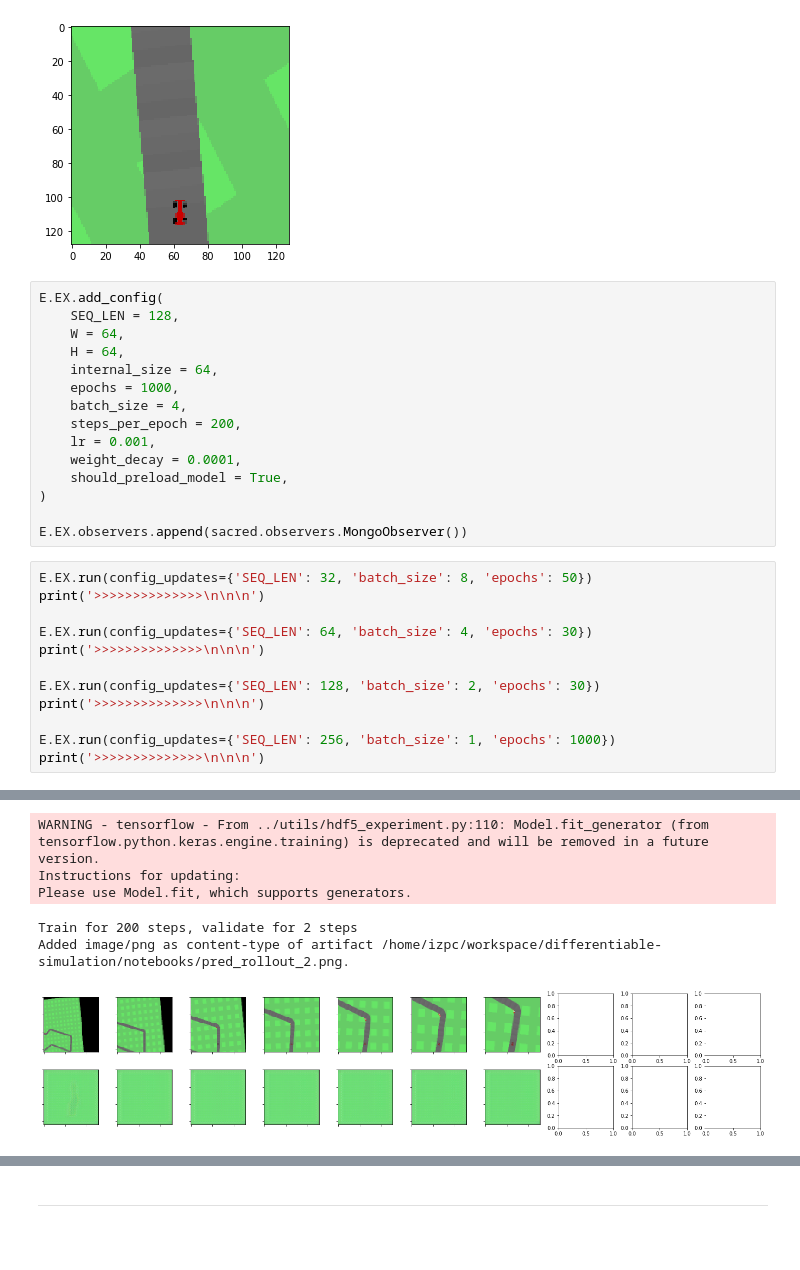
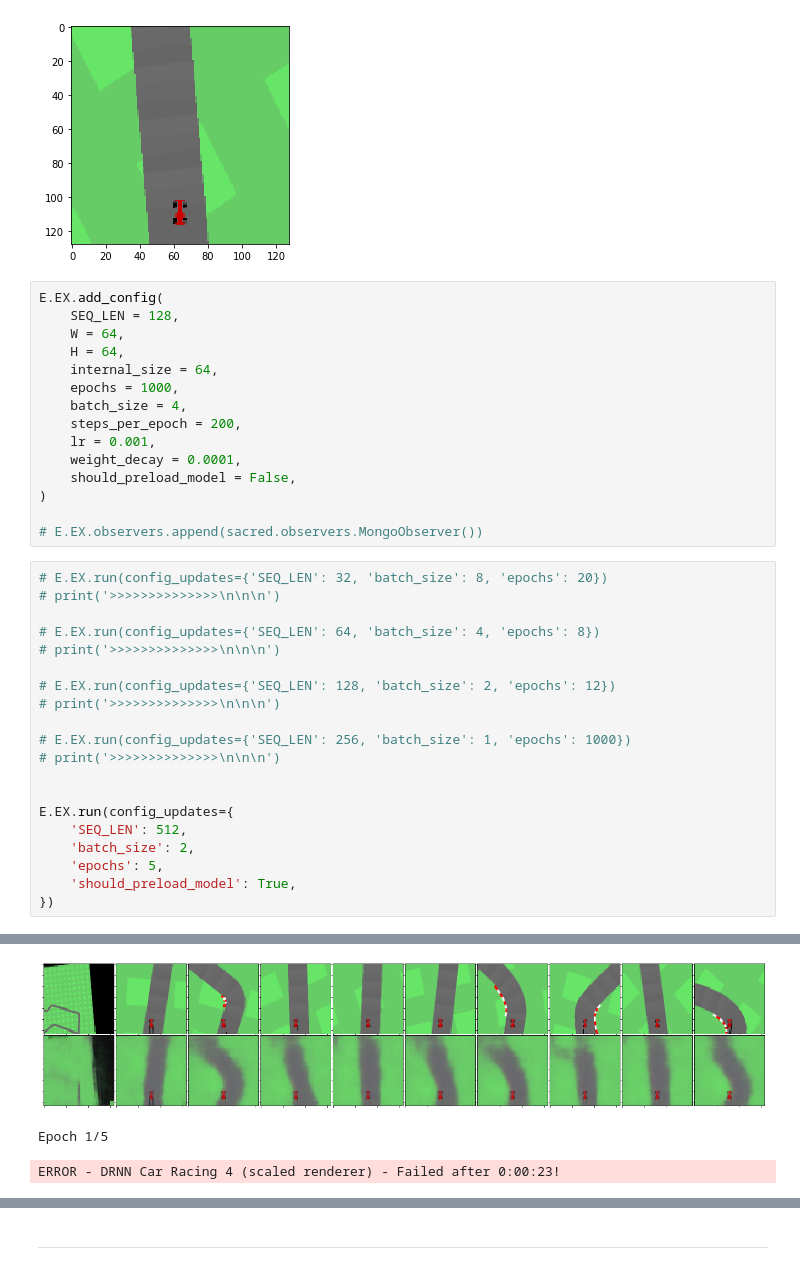
Before and after one commit to ichko/differentiable-simulation, a Jupyter notebook: notebooks/04-simple-prob-drnn-car-racing.ipynb, the cells around one changed output, grey strips where cells are left out. Cells and saved outputs as stored; diff of their text form; blank space fills up the shorter version.

```diff
--- a/notebooks/04-simple-prob-drnn-car-racing.ipynb
+++ b/notebooks/04-simple-prob-drnn-car-racing.ipynb
@@ -36,20 +36,28 @@ E.EX.add_config(
     steps_per_epoch = 200,
     lr = 0.001,
     weight_decay = 0.0001,
-    should_preload_model = True,
+    should_preload_model = False,
 )
 
-E.EX.observers.append(sacred.observers.MongoObserver())
+# E.EX.observers.append(sacred.observers.MongoObserver())
 # %%
-E.EX.run(config_updates={'SEQ_LEN': 32, 'batch_size': 8, 'epochs': 50})
-print('>>>>>>>>>>>>>>\n\n\n')
+# E.EX.run(config_updates={'SEQ_LEN': 32, 'batch_size': 8, 'epochs': 20})
+# print('>>>>>>>>>>>>>>\n\n\n')
 
-E.EX.run(config_updates={'SEQ_LEN': 64, 'batch_size': 4, 'epochs': 30})
-print('>>>>>>>>>>>>>>\n\n\n')
+# E.EX.run(config_updates={'SEQ_LEN': 64, 'batch_size': 4, 'epochs': 8})
+# print('>>>>>>>>>>>>>>\n\n\n')
 
-E.EX.run(config_updates={'SEQ_LEN': 128, 'batch_size': 2, 'epochs': 30})
-print('>>>>>>>>>>>>>>\n\n\n')
+# E.EX.run(config_updates={'SEQ_LEN': 128, 'batch_size': 2, 'epochs': 12})
+# print('>>>>>>>>>>>>>>\n\n\n')
 
-E.EX.run(config_updates={'SEQ_LEN': 256, 'batch_size': 1, 'epochs': 1000})
-print('>>>>>>>>>>>>>>\n\n\n')
+# E.EX.run(config_updates={'SEQ_LEN': 256, 'batch_size': 1, 'epochs': 1000})
+# print('>>>>>>>>>>>>>>\n\n\n')
+
+
+E.EX.run(config_updates={
+    'SEQ_LEN': 512,
+    'batch_size': 2,
+    'epochs': 5,
+    'should_preload_model': True,
+})
 # %% [output]
@@ -75,6 +84,3 @@ Please use Model.fit, which supports generators.
+[figure, new version]
-WARNING - tensorflow - From ../utils/hdf5_experiment.py:110: Model.fit_generator (from tensorflow.python.keras.engine.training) is deprecated and will be removed in a future version.
-Instructions for updating:
-Please use Model.fit, which supports generators.
+Epoch 1/5
-Train for 200 steps, validate for 2 steps
-Added image/png as content-type of artifact /home/izpc/workspace/differentiable-simulation/notebooks/pred_rollout_2.png.
+ERROR - DRNN Car Racing 4 (scaled renderer) - Failed after 0:00:23!
-[figure, old version]
```
Also changed, not shown: parts of 4 cells of this notebook, 5 other files.
